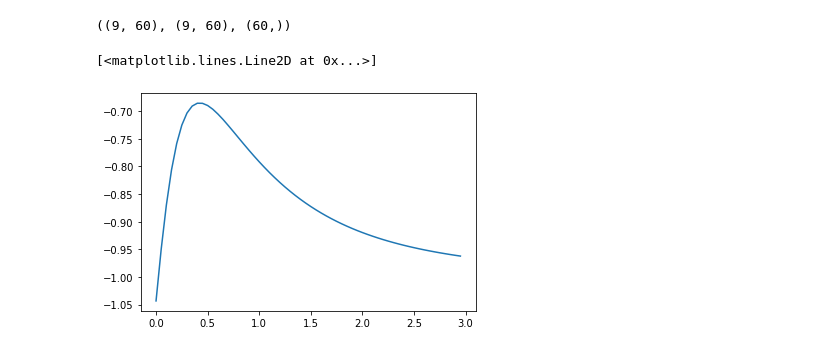
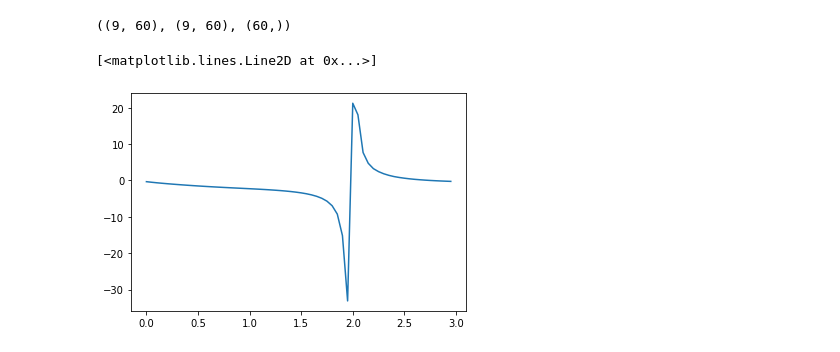
Before and after one commit to igomezv/simplemc_tests, a Jupyter notebook: getdist_Quintom.ipynb, the cells around one changed output. Cells and saved outputs as stored; diff of their text form; code cells hidden in the pictures.

```diff
--- a/getdist_Quintom.ipynb
+++ b/getdist_Quintom.ipynb
@@ -329,7 +329,7 @@ Hello, World! I am process 0 of 1 on ubik
 steps = 9
 coupling = 0
 
-fname = 'Quintom_mquin'
+fname = 'Quintom_coupling_both'
 # %%
 if fname == 'Quintessence':
     T = QuintomCosmology(vary_mquin=True)
@@ -446,8 +446,8 @@ np.shape(ww), np.shape(ww), np.shape(zl)
 # %% [output]
 ((9, 60), (9, 60), (60,))
 # %%
-plt.plot(zz[8], np.array(ww[8]).reshape(60,))
+plt.plot(zz[7], np.array(ww[7]).reshape(60,))
 # %% [output]
 [<matplotlib.lines.Line2D at 0x...>]
-[figure, old version]
+[figure, new version]
 # %%
```
Also changed, not shown: parts of 8 cells of this notebook.
